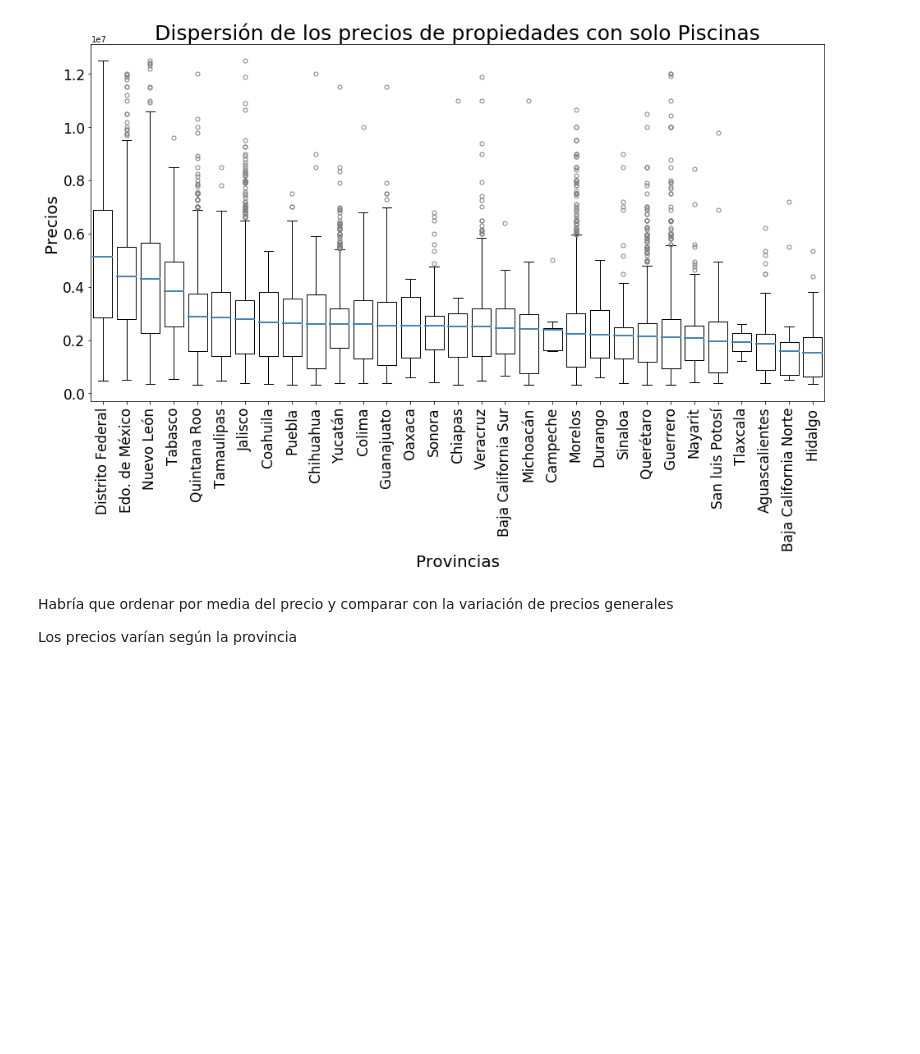
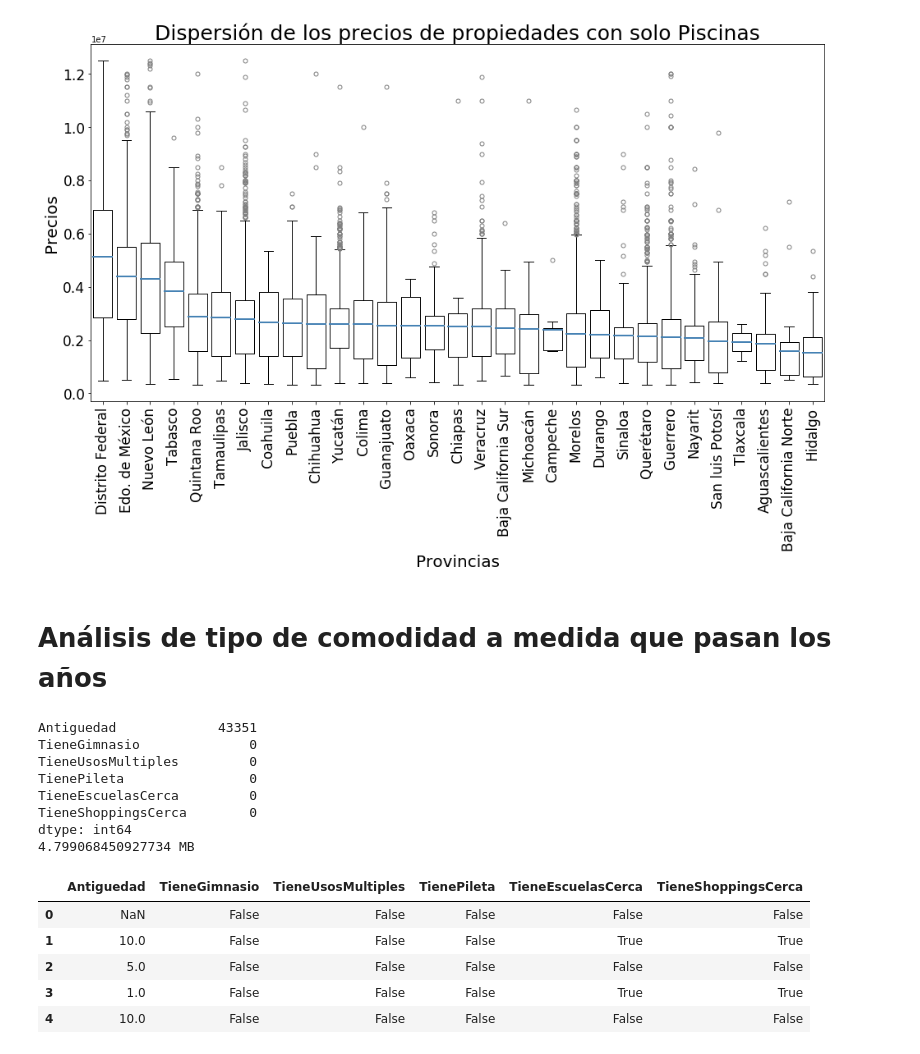
Before and after one commit to komod0/TPs-Org.Datos, a Jupyter notebook: tp1/nbfacundo.ipynb, the cells around one changed output. Saved outputs shown, nothing was run; the diff lists cells and outputs as text; code cells hidden in the pictures; blank space fills up the shorter version.

```diff
--- a/tp1/nbfacundo.ipynb
+++ b/tp1/nbfacundo.ipynb
@@ -904,7 +914,30 @@ plt.yticks(fontsize = 17)
 plt.show()
 # %% [output]
 [figure]
-# %% [markdown]
-Habría que ordenar por media del precio y comparar con la variación de precios generales
-
-Los precios varían según la provincia
+# %% [markdown]
+# Análisis de tipo de comodidad a medida que pasan los años
+# %%
+df_comodidad = df_abool[['TieneGimnasio', \
+                     'TieneUsosMultiples', \
+                     'TienePileta', \
+                     'TieneEscuelasCerca', \
+                     'TieneShoppingsCerca']]
+df_comodidad.insert(0, 'Antiguedad', dfok['Antiguedad'])
+print(df_comodidad.isnull().sum())
+print(df_comodidad.memory_usage().sum()/(1024*1024), "MB")
+df_comodidad.head()
+# %% [output]
+Antiguedad             43351
+TieneGimnasio              0
+TieneUsosMultiples         0
+TienePileta                0
+TieneEscuelasCerca         0
+TieneShoppingsCerca        0
+dtype: int64
+4.799068450927734 MB
+|  | Antiguedad | TieneGimnasio | TieneUsosMultiples | TienePileta | TieneEscuelasCerca | TieneShoppingsCerca |
+| 0 | NaN | False | False | False | False | False |
+| 1 | 10.0 | False | False | False | True | True |
+| 2 | 5.0 | False | False | False | False | False |
+| 3 | 1.0 | False | False | False | True | True |
+| 4 | 10.0 | False | False | False | False | False |
```
Also changed, not shown: parts of 3 cells of this notebook.
